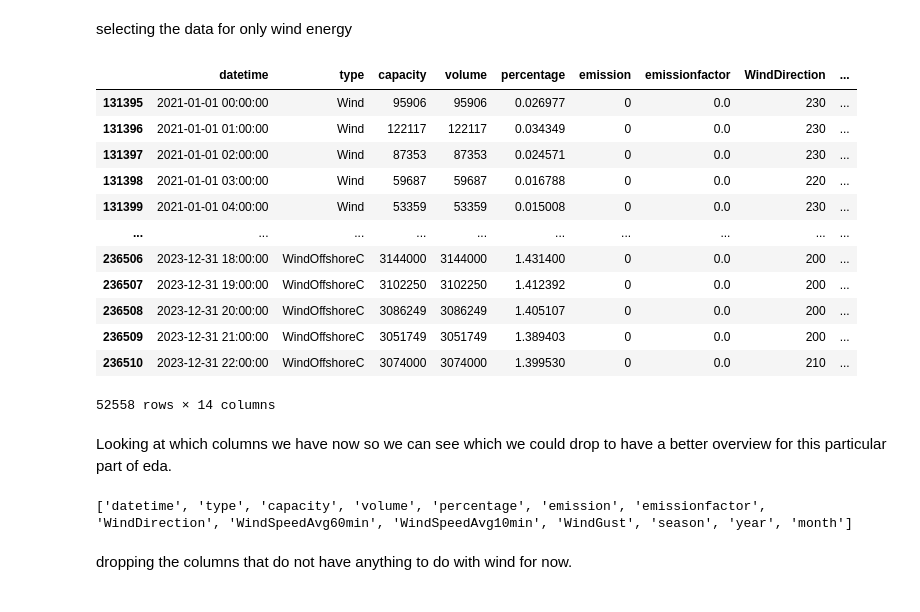
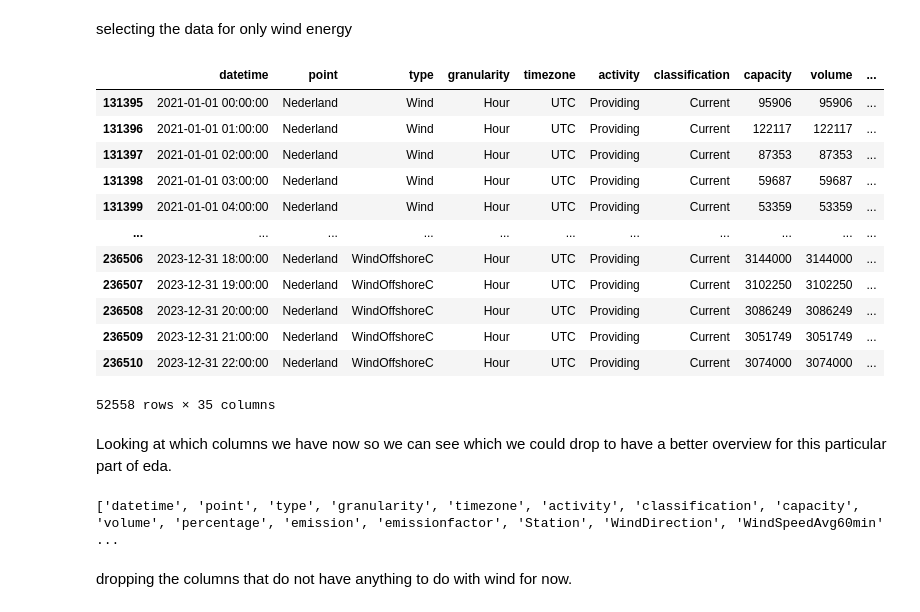
Before and after one commit to estherw66/EnergieOpwek, a Jupyter notebook: eda/WeathervsWindproductionEDA.ipynb, the cells around one changed output. Cells and saved outputs as stored; diff of their text form; code cells hidden in the pictures.

```diff
--- a/eda/WeathervsWindproductionEDA.ipynb
+++ b/eda/WeathervsWindproductionEDA.ipynb
@@ -78,29 +78,29 @@ df_combined
 # %% [markdown]
 selecting the data for only wind energy
 # %%
-df_filtered = df[(df['type'] == 'Wind') | (df['type'] == 'WindOffshoreC')]
+df_filtered = df_combined[(df_combined['type'] == 'Wind') | (df_combined['type'] == 'WindOffshoreC')]
 df_filtered
 # %% [output]
-|  | datetime | type | capacity | volume | percentage | emission | emissionfactor | WindDirection | ... |
-| 131395 | 2021-01-01 00:00:00 | Wind | 95906 | 95906 | 0.026977 | 0 | 0.0 | 230 | ... |
-| 131396 | 2021-01-01 01:00:00 | Wind | 122117 | 122117 | 0.034349 | 0 | 0.0 | 230 | ... |
-| 131397 | 2021-01-01 02:00:00 | Wind | 87353 | 87353 | 0.024571 | 0 | 0.0 | 230 | ... |
-| 131398 | 2021-01-01 03:00:00 | Wind | 59687 | 59687 | 0.016788 | 0 | 0.0 | 220 | ... |
-| 131399 | 2021-01-01 04:00:00 | Wind | 53359 | 53359 | 0.015008 | 0 | 0.0 | 230 | ... |
-| ... | ... | ... | ... | ... | ... | ... | ... | ... | ... |
-| 236506 | 2023-12-31 18:00:00 | WindOffshoreC | 3144000 | 3144000 | 1.431400 | 0 | 0.0 | 200 | ... |
-| 236507 | 2023-12-31 19:00:00 | WindOffshoreC | 3102250 | 3102250 | 1.412392 | 0 | 0.0 | 200 | ... |
-| 236508 | 2023-12-31 20:00:00 | WindOffshoreC | 3086249 | 3086249 | 1.405107 | 0 | 0.0 | 200 | ... |
-| 236509 | 2023-12-31 21:00:00 | WindOffshoreC | 3051749 | 3051749 | 1.389403 | 0 | 0.0 | 200 | ... |
-| 236510 | 2023-12-31 22:00:00 | WindOffshoreC | 3074000 | 3074000 | 1.399530 | 0 | 0.0 | 210 | ... |
+|  | datetime | point | type | granularity | timezone | activity | classification | capacity | volume | ... |
+| 131395 | 2021-01-01 00:00:00 | Nederland | Wind | Hour | UTC | Providing | Current | 95906 | 95906 | ... |
+| 131396 | 2021-01-01 01:00:00 | Nederland | Wind | Hour | UTC | Providing | Current | 122117 | 122117 | ... |
+| 131397 | 2021-01-01 02:00:00 | Nederland | Wind | Hour | UTC | Providing | Current | 87353 | 87353 | ... |
+| 131398 | 2021-01-01 03:00:00 | Nederland | Wind | Hour | UTC | Providing | Current | 59687 | 59687 | ... |
+| 131399 | 2021-01-01 04:00:00 | Nederland | Wind | Hour | UTC | Providing | Current | 53359 | 53359 | ... |
+| ... | ... | ... | ... | ... | ... | ... | ... | ... | ... | ... |
+| 236506 | 2023-12-31 18:00:00 | Nederland | WindOffshoreC | Hour | UTC | Providing | Current | 3144000 | 3144000 | ... |
+| 236507 | 2023-12-31 19:00:00 | Nederland | WindOffshoreC | Hour | UTC | Providing | Current | 3102250 | 3102250 | ... |
+| 236508 | 2023-12-31 20:00:00 | Nederland | WindOffshoreC | Hour | UTC | Providing | Current | 3086249 | 3086249 | ... |
+| 236509 | 2023-12-31 21:00:00 | Nederland | WindOffshoreC | Hour | UTC | Providing | Current | 3051749 | 3051749 | ... |
+| 236510 | 2023-12-31 22:00:00 | Nederland | WindOffshoreC | Hour | UTC | Providing | Current | 3074000 | 3074000 | ... |
-52558 rows × 14 columns
+52558 rows × 35 columns
 # %% [markdown]
 Looking at which columns we have now so we can see which we could drop to have a better overview for this particular part of eda.
 # %%
 columns_list = df_filtered.columns.tolist()
 print(columns_list)
 # %% [output]
-['datetime', 'type', 'capacity', 'volume', 'percentage', 'emission', 'emissionfactor', 'WindDirection', 'WindSpeedAvg60min', 'WindSpeedAvg10min', 'WindGust', 'season', 'year', 'month']
+['datetime', 'point', 'type', 'granularity', 'timezone', 'activity', 'classification', 'capacity', 'volume', 'percentage', 'emission', 'emissionfactor', 'Station', 'WindDirection', 'WindSpeedAvg60min' ...
 # %% [markdown]
 dropping the columns that do not have anything to do with wind for now.
 # %%
```
Also changed, not shown: parts of 2 cells of this notebook, 2 other files.
